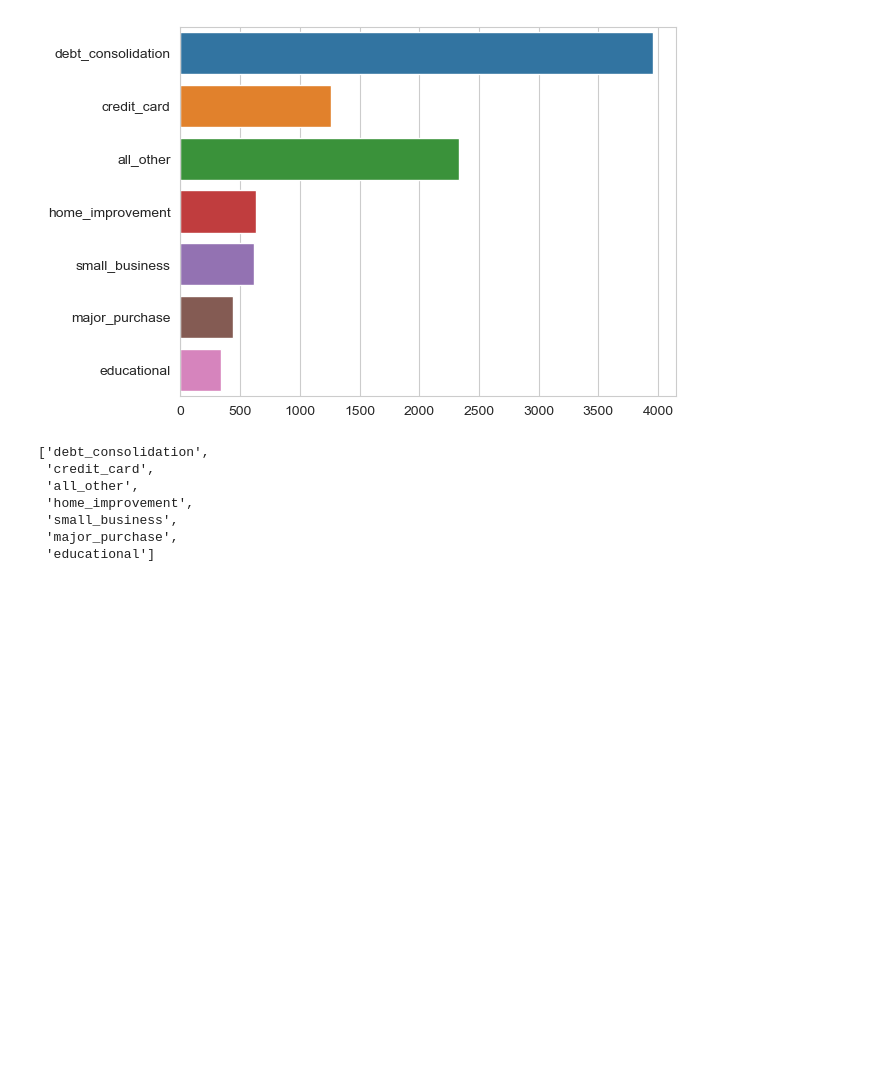
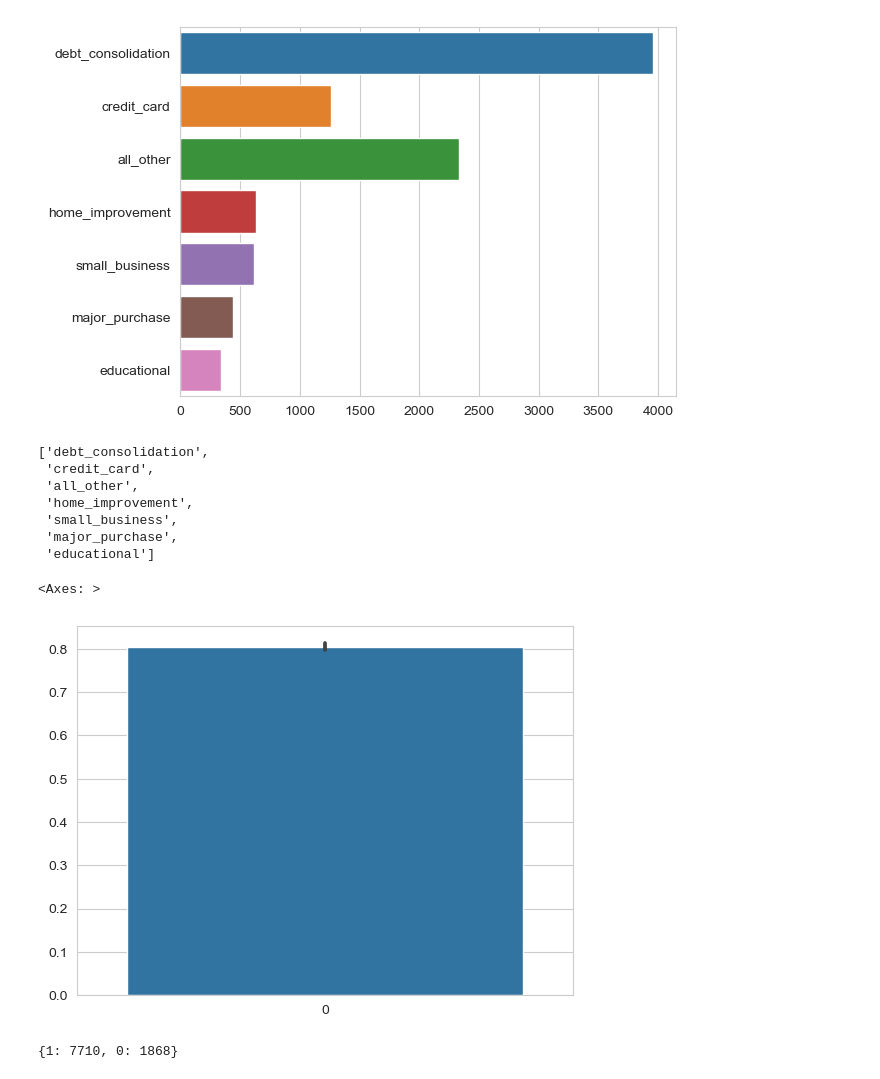
Before and after one commit to bpow139/loan-prediction-project, a Jupyter notebook: Drew/Drew_EDA_Loan.ipynb, the cells around one changed output. Saved outputs shown, nothing was run; the diff lists cells and outputs as text; code cells hidden in the pictures; blank space fills up the shorter version.

```diff
--- a/Drew/Drew_EDA_Loan.ipynb
+++ b/Drew/Drew_EDA_Loan.ipynb
@@ -86,3 +86,8 @@ names
  'small_business',
  'major_purchase',
  'educational']
+# %%
+sns.barplot(data = loan['credit.policy'])
+# %% [output]
+<Axes: >
+[figure, added]
@@ -88,0 +101,4 @@ names
+# %%
+credit_policy_dict
+# %% [output]
+{1: 7710, 0: 1868}
```
Also changed, not shown: parts of 15 cells of this notebook.
